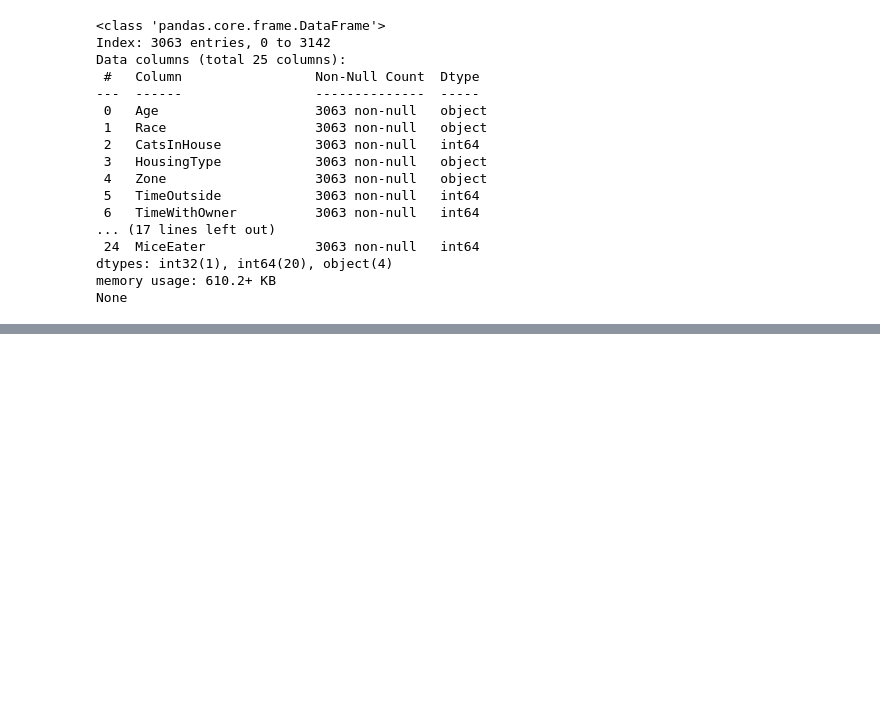
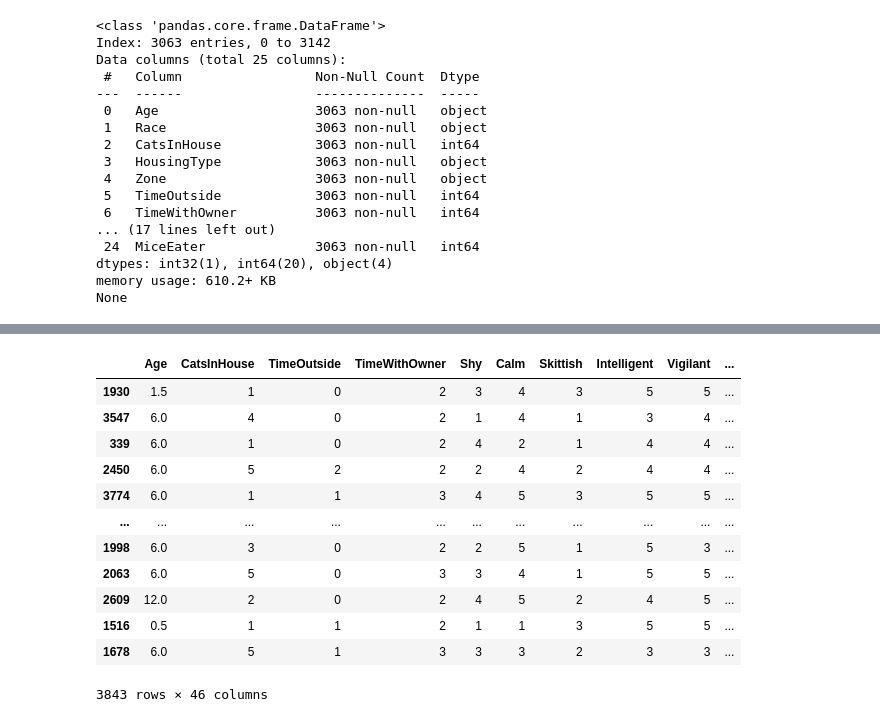
Before and after one commit to zaramihnea/Catology, a Jupyter notebook: Preprocessing/try2/2.ipynb, the cells around one changed output, grey strips where cells are left out. Saved outputs shown, nothing was run; the diff lists cells and outputs as text; code cells hidden in the pictures; blank space fills up the shorter version.

```diff
--- a/Preprocessing/try2/2.ipynb
+++ b/Preprocessing/try2/2.ipynb
@@ -53,0 +120,16 @@ None
+# %%
+df
+# %% [output]
+|  | Age | CatsInHouse | TimeOutside | TimeWithOwner | Shy | Calm | Skittish | Intelligent | Vigilant | ... |
+| 1930 | 1.5 | 1 | 0 | 2 | 3 | 4 | 3 | 5 | 5 | ... |
+| 3547 | 6.0 | 4 | 0 | 2 | 1 | 4 | 1 | 3 | 4 | ... |
+| 339 | 6.0 | 1 | 0 | 2 | 4 | 2 | 1 | 4 | 4 | ... |
+| 2450 | 6.0 | 5 | 2 | 2 | 2 | 4 | 2 | 4 | 4 | ... |
+| 3774 | 6.0 | 1 | 1 | 3 | 4 | 5 | 3 | 5 | 5 | ... |
+| ... | ... | ... | ... | ... | ... | ... | ... | ... | ... | ... |
+| 1998 | 6.0 | 3 | 0 | 2 | 2 | 5 | 1 | 5 | 3 | ... |
+| 2063 | 6.0 | 5 | 0 | 3 | 3 | 4 | 1 | 5 | 5 | ... |
+| 2609 | 12.0 | 2 | 0 | 2 | 4 | 5 | 2 | 4 | 5 | ... |
+| 1516 | 0.5 | 1 | 1 | 2 | 1 | 1 | 3 | 5 | 5 | ... |
+| 1678 | 6.0 | 5 | 1 | 3 | 3 | 3 | 2 | 3 | 3 | ... |
+3843 rows × 46 columns
```
Also changed, not shown: parts of 8 cells of this notebook.
